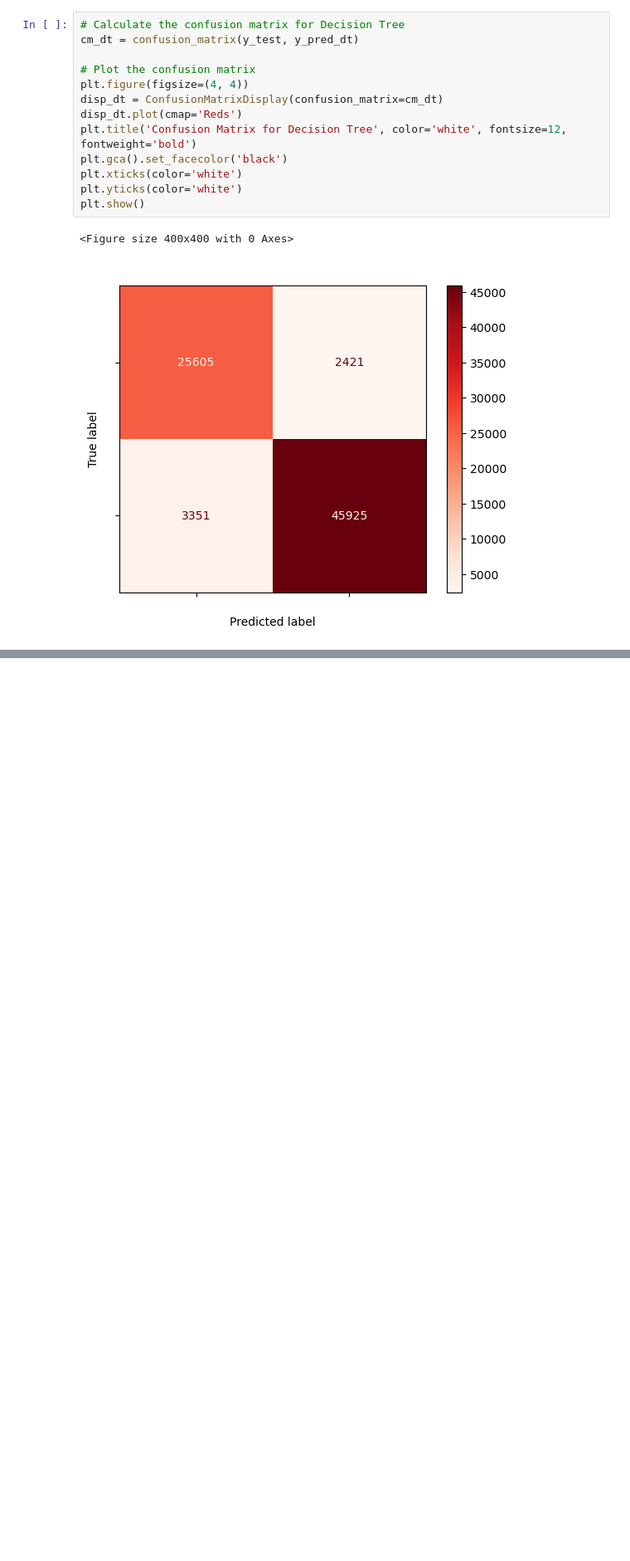
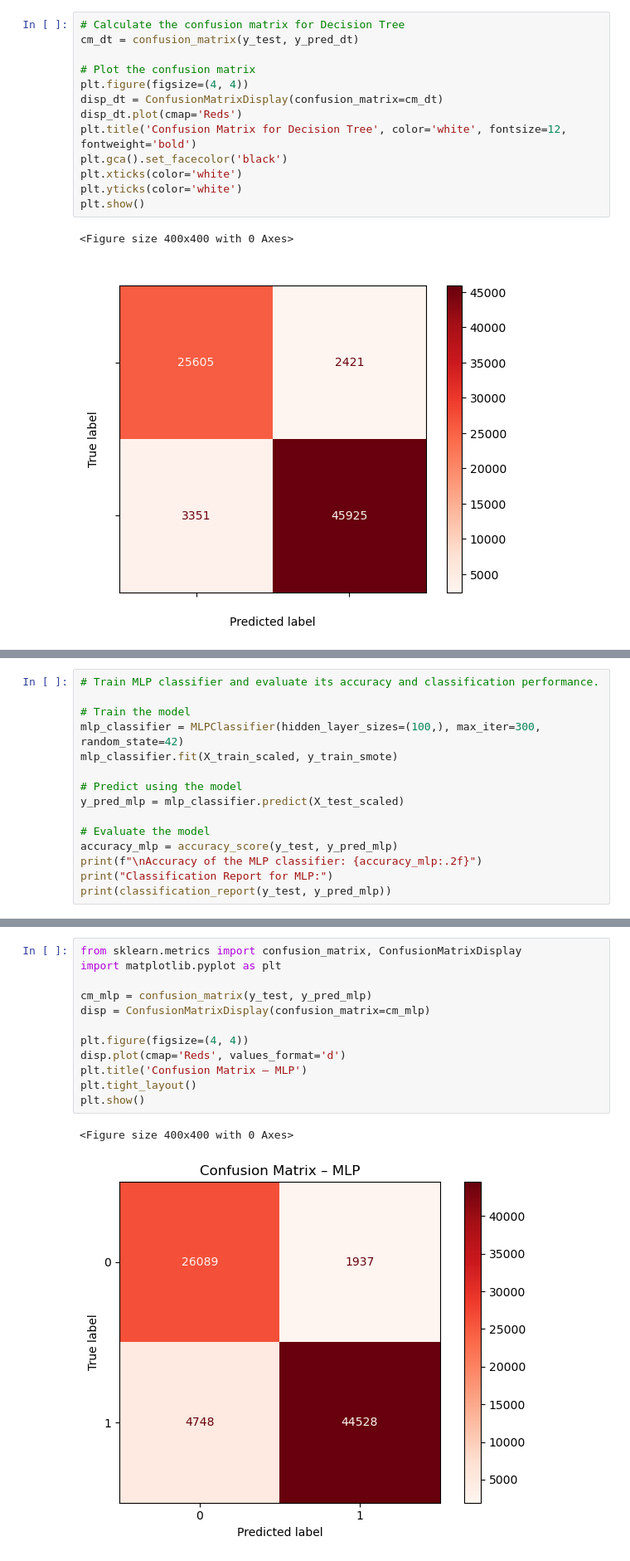
Before and after one commit to AKASHKR123/Intrusion_Detection, a Jupyter notebook: Disseration_code.ipynb, the cells around one changed output, grey strips where cells are left out. Shown at 83% size. Drawn from its saved outputs; the diff is of its cells as text; blank space fills up the shorter version.

```diff
--- a/Disseration_code.ipynb
+++ b/Disseration_code.ipynb
@@ -665,0 +800,15 @@ plt.show()
+# %%
+# Train MLP classifier and evaluate its accuracy and classification performance.
+
+# Train the model
+mlp_classifier = MLPClassifier(hidden_layer_sizes=(100,), max_iter=300, random_state=42)
+mlp_classifier.fit(X_train_scaled, y_train_smote)
+
+# Predict using the model
+y_pred_mlp = mlp_classifier.predict(X_test_scaled)
+
+# Evaluate the model
+accuracy_mlp = accuracy_score(y_test, y_pred_mlp)
+print(f"\nAccuracy of the MLP classifier: {accuracy_mlp:.2f}")
+print("Classification Report for MLP:")
+print(classification_report(y_test, y_pred_mlp))
@@ -665,0 +826,15 @@ plt.show()
+# %%
+from sklearn.metrics import confusion_matrix, ConfusionMatrixDisplay
+import matplotlib.pyplot as plt
+
+cm_mlp = confusion_matrix(y_test, y_pred_mlp)
+disp = ConfusionMatrixDisplay(confusion_matrix=cm_mlp)
+
+plt.figure(figsize=(4, 4))
+disp.plot(cmap='Reds', values_format='d')
+plt.title('Confusion Matrix – MLP')
+plt.tight_layout()
+plt.show()
+# %% [output]
+<Figure size 400x400 with 0 Axes>
+[figure, added]
```
Also changed, not shown: parts of 20 cells of this notebook.
